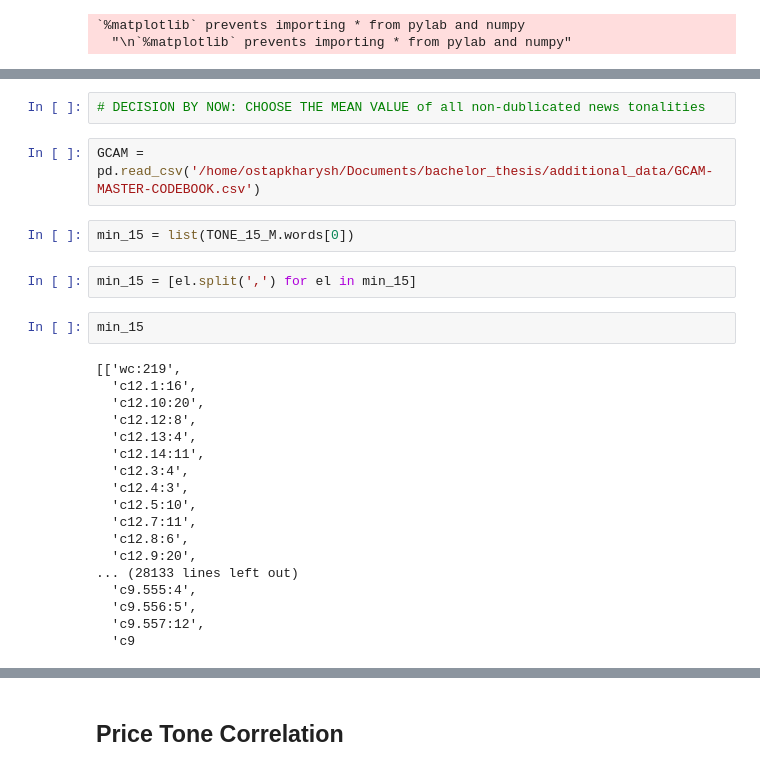
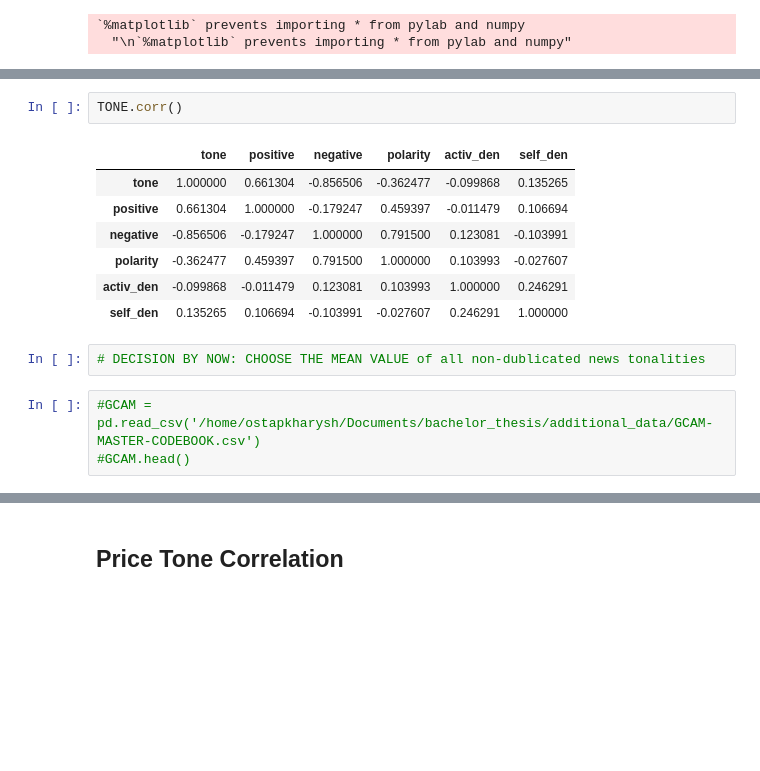
Before and after one commit to ostapkharysh/Stock-return-predictability, a Jupyter notebook: GdeltInfo.ipynb, the cells around one changed output, grey strips where cells are left out. Saved outputs shown, nothing was run; the diff lists cells and outputs as text; blank space fills up the shorter version.

```diff
--- a/GdeltInfo.ipynb
+++ b/GdeltInfo.ipynb
@@ -155,28 +111,15 @@ plt.show()
+# %%
+TONE.corr()
+# %% [output]
+|  | tone | positive | negative | polarity | activ_den | self_den |
+| tone | 1.000000 | 0.661304 | -0.856506 | -0.362477 | -0.099868 | 0.135265 |
+| positive | 0.661304 | 1.000000 | -0.179247 | 0.459397 | -0.011479 | 0.106694 |
+| negative | -0.856506 | -0.179247 | 1.000000 | 0.791500 | 0.123081 | -0.103991 |
+| polarity | -0.362477 | 0.459397 | 0.791500 | 1.000000 | 0.103993 | -0.027607 |
+| activ_den | -0.099868 | -0.011479 | 0.123081 | 0.103993 | 1.000000 | 0.246291 |
+| self_den | 0.135265 | 0.106694 | -0.103991 | -0.027607 | 0.246291 | 1.000000 |
 # %%
 # DECISION BY NOW: CHOOSE THE MEAN VALUE of all non-dublicated news tonalities
 # %%
-GCAM = pd.read_csv('/home/ostapkharysh/Documents/bachelor_thesis/additional_data/GCAM-MASTER-CODEBOOK.csv')
+#GCAM = pd.read_csv('/home/ostapkharysh/Documents/bachelor_thesis/additional_data/GCAM-MASTER-CODEBOOK.csv')
+#GCAM.head()
-# %%
-min_15 = list(TONE_15_M.words[0])
-# %%
-min_15 = [el.split(',') for el in min_15]
-# %%
-min_15
-# %% [output]
-[['wc:219',
-  'c12.1:16',
-  'c12.10:20',
-  'c12.12:8',
-  'c12.13:4',
-  'c12.14:11',
-  'c12.3:4',
-  'c12.4:3',
-  'c12.5:10',
-  'c12.7:11',
-  'c12.8:6',
-  'c12.9:20',
-... (28133 lines left out)
-  'c9.555:4',
-  'c9.556:5',
-  'c9.557:12',
-  'c9
```
Also changed, not shown: parts of 69 cells of this notebook, 4 other files.
